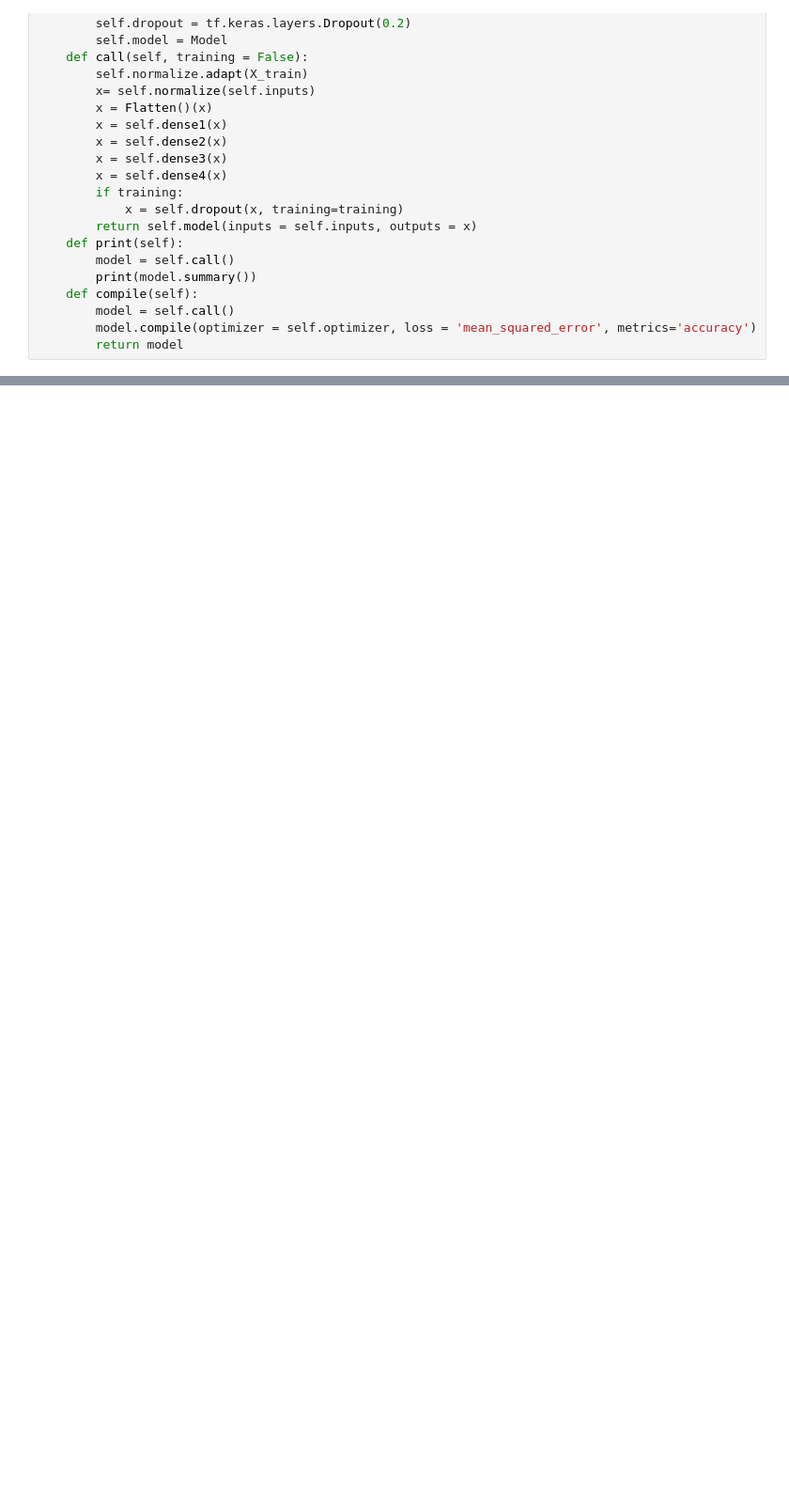
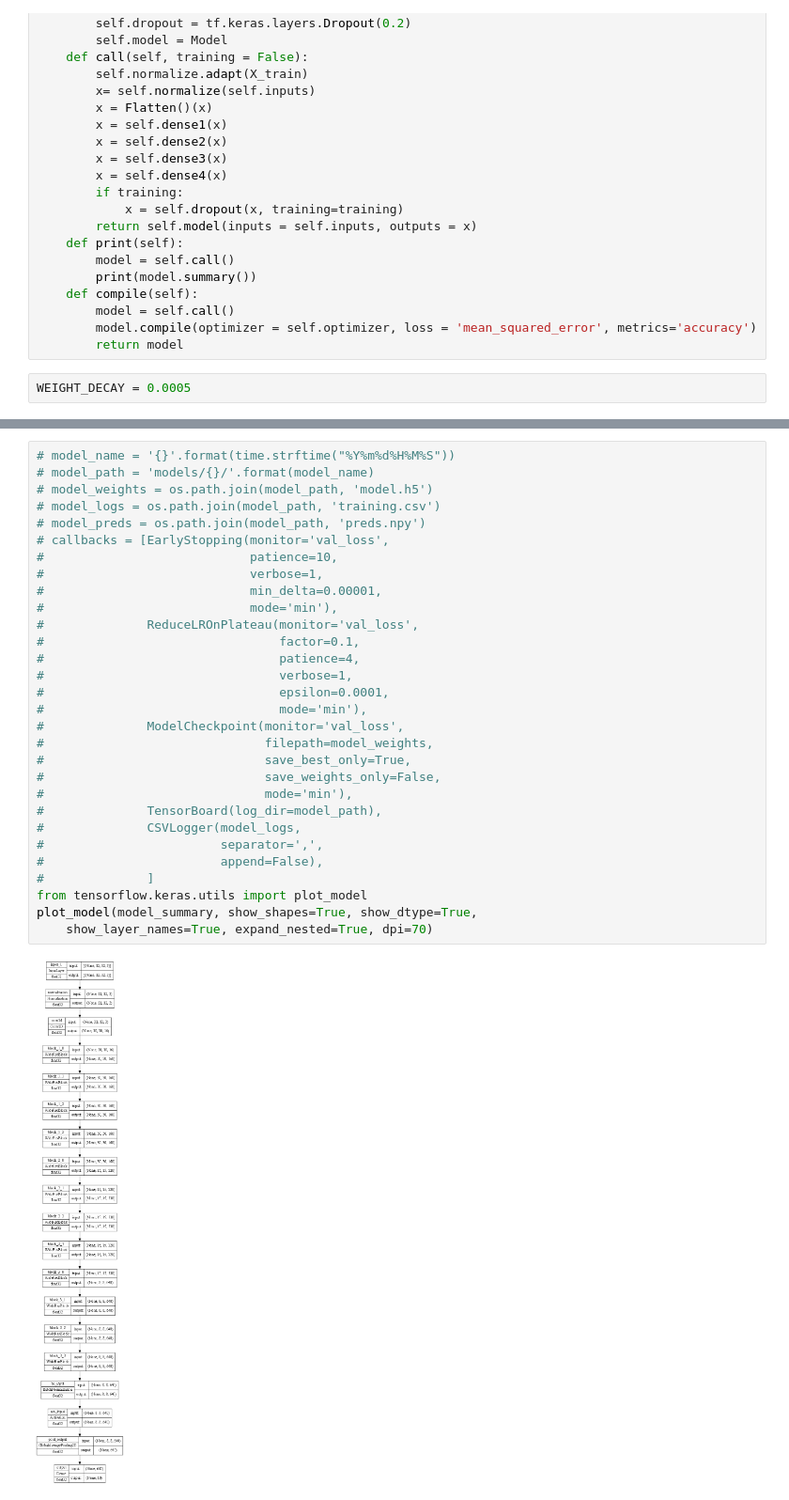
Before and after one commit to lhurr/RNN, a Jupyter notebook: ResNet.ipynb, the cells around one changed output, grey strips where cells are left out. Shown at 94% size. Cells and saved outputs as stored; diff of their text form; blank space fills up the shorter version.

```diff
--- a/ResNet.ipynb
+++ b/ResNet.ipynb
@@ -213,3 +213,5 @@ class Baseline:
         model = self.call()
         model.compile(optimizer = self.optimizer, loss = 'mean_squared_error', metrics='accuracy')
         return model
+# %%
+WEIGHT_DECAY = 0.0005
@@ -215,0 +317,32 @@ class Baseline:
+# %%
+# model_name = '{}'.format(time.strftime("%Y%m%d%H%M%S"))
+# model_path = 'models/{}/'.format(model_name)
+# model_weights = os.path.join(model_path, 'model.h5')
+# model_logs = os.path.join(model_path, 'training.csv')
+# model_preds = os.path.join(model_path, 'preds.npy')
+# callbacks = [EarlyStopping(monitor='val_loss',
+#                            patience=10,
+#                            verbose=1,
+#                            min_delta=0.00001,
+#                            mode='min'),
+#              ReduceLROnPlateau(monitor='val_loss',
+#                                factor=0.1,
+#                                patience=4,
+#                                verbose=1,
+#                                epsilon=0.0001,
+#                                mode='min'),
+#              ModelCheckpoint(monitor='val_loss',
+#                              filepath=model_weights,
+#                              save_best_only=True,
+#                              save_weights_only=False,
+#                              mode='min'),
+#              TensorBoard(log_dir=model_path),
+#              CSVLogger(model_logs,
+#                        separator=',',
+#                        append=False),
+#              ]
+from tensorflow.keras.utils import plot_model
+plot_model(model_summary, show_shapes=True, show_dtype=True,
+    show_layer_names=True, expand_nested=True, dpi=70)
+# %% [output]
+[figure, added]
```
Also changed, not shown: parts of 4 cells of this notebook, 7 other files.
